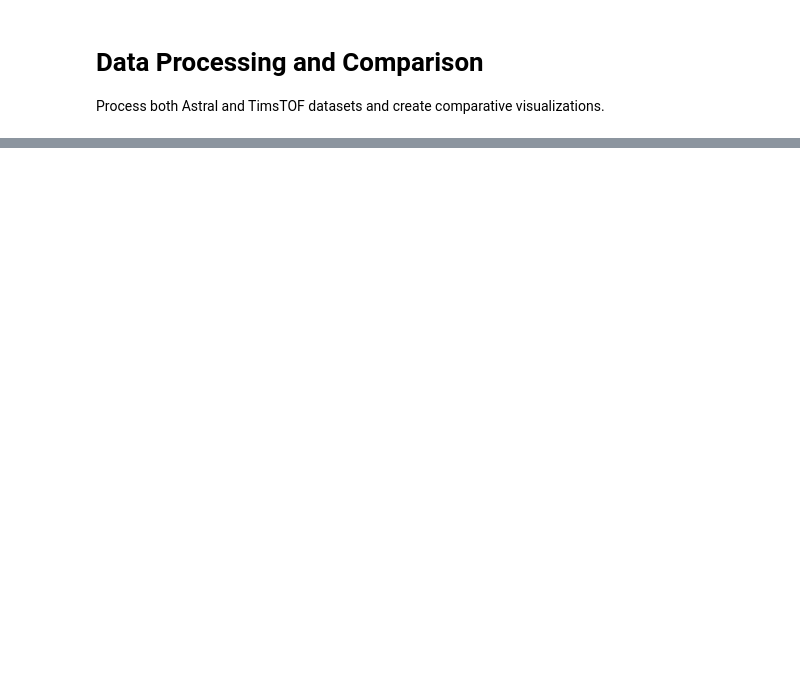
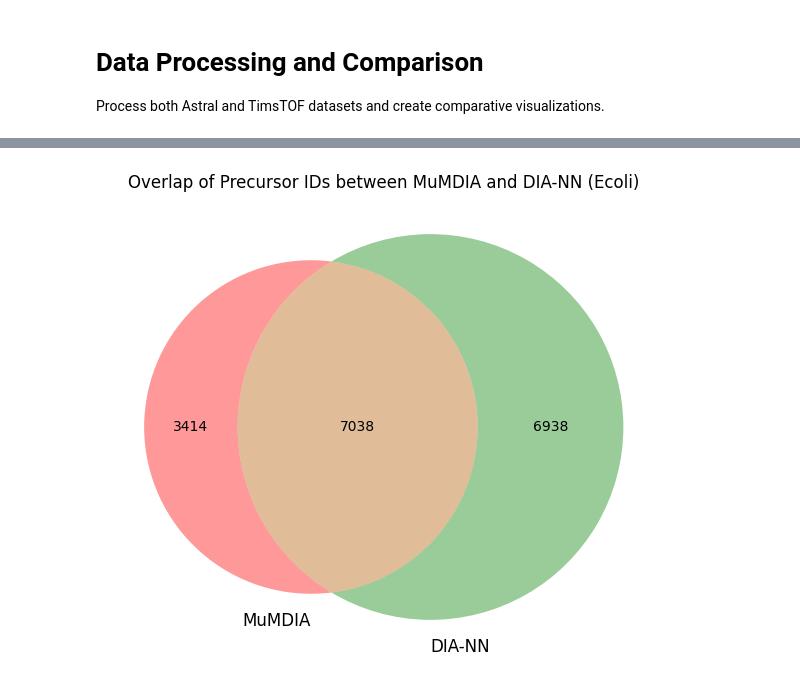
Before and after one commit to CompOmics/MuMDIA, a Jupyter notebook: evaluate_ids.ipynb, the cells around one changed output, grey strips where cells are left out. Saved outputs shown, nothing was run; the diff lists cells and outputs as text; code cells hidden in the pictures; blank space fills up the shorter version.

```diff
--- a/evaluate_ids.ipynb
+++ b/evaluate_ids.ipynb
@@ -143,0 +196,15 @@ TimsTOF Dataset:
+# %%
+from matplotlib_venn import venn2
+
+# Create a venn diagram of identifications
+import matplotlib.pyplot as plt
+
+mumdia_precursor_ids = set(mumdia_astral_valid["Precursor.Id"])
+diann_precursor_ids = set(diann_astral["Precursor.Id"])
+
+plt.figure(figsize=(8, 6))
+venn2([mumdia_precursor_ids, diann_precursor_ids], set_labels=("MuMDIA", "DIA-NN"))
+plt.title("Overlap of Precursor IDs between MuMDIA and DIA-NN (Ecoli)")
+plt.show()
+# %% [output]
+[figure, added]
```
Also changed, not shown: parts of 11 cells of this notebook, 13 other files.
